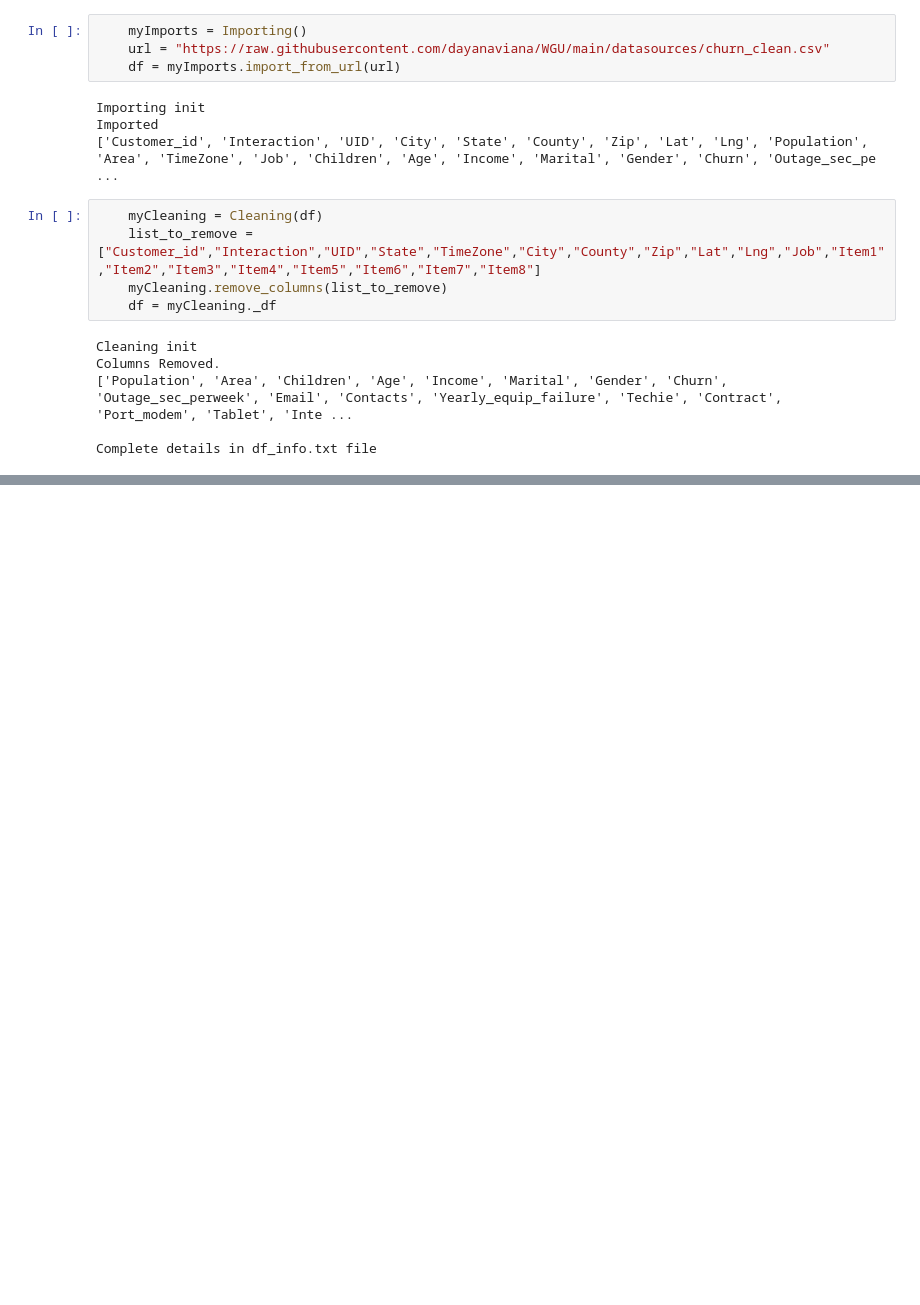
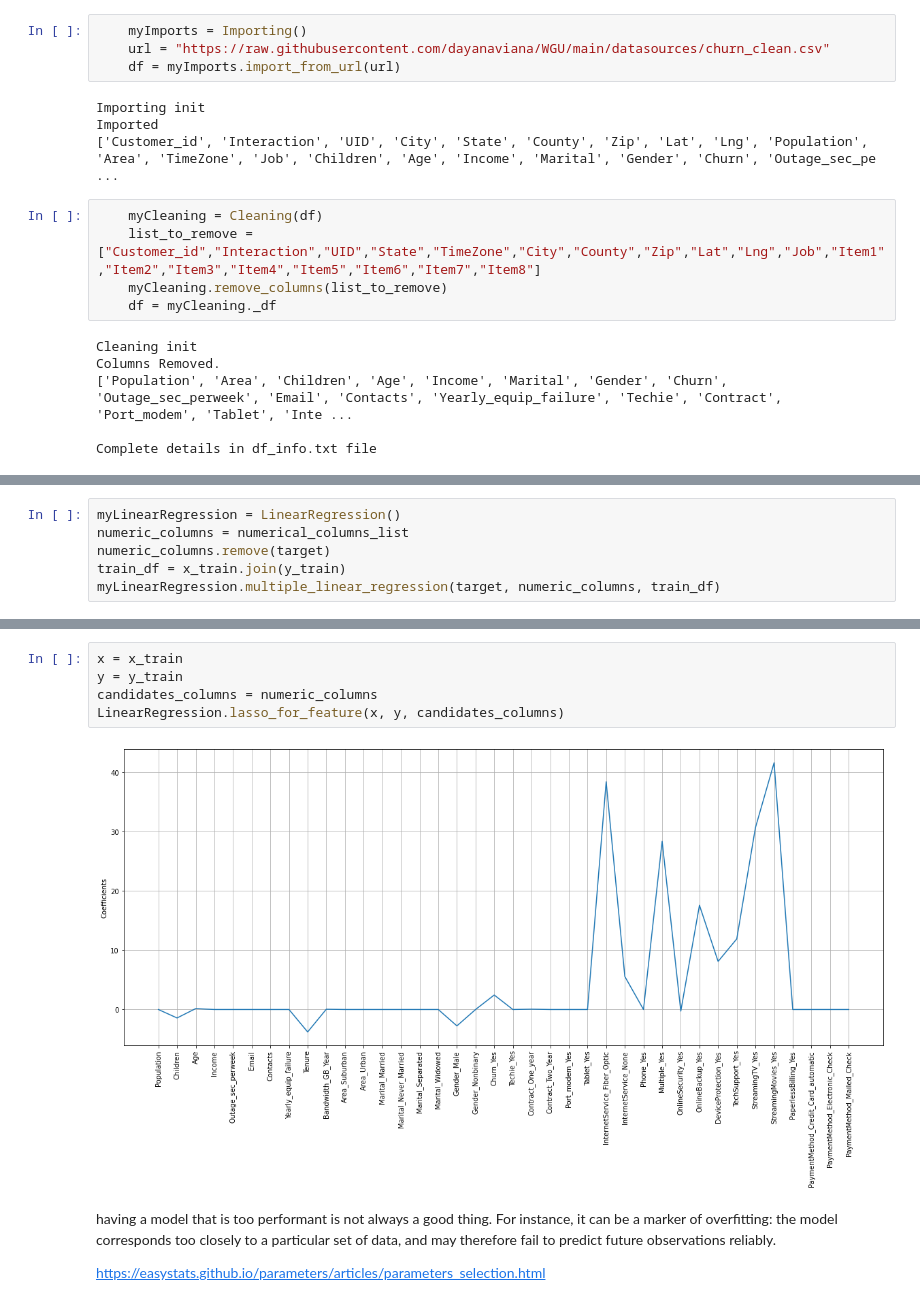
Before and after one commit to dayanaviana/WGU, a Jupyter notebook: DvToolkit/__main__.ipynb, the cells around one changed output, grey strips where cells are left out. Drawn from its saved outputs; the diff is of its cells as text; blank space fills up the shorter version.

Commit message:
Sampling and applying multiple linear regression model

```diff
--- a/DvToolkit/__main__.ipynb
+++ b/DvToolkit/__main__.ipynb
@@ -81,0 +83,6 @@ Sampling init
+# %%
+myLinearRegression = LinearRegression()
+numeric_columns = numerical_columns_list
+numeric_columns.remove(target)
+train_df = x_train.join(y_train)
+myLinearRegression.multiple_linear_regression(target, numeric_columns, train_df)
@@ -81,0 +102,11 @@ Sampling init
+# %%
+x = x_train
+y = y_train
+candidates_columns = numeric_columns
+LinearRegression.lasso_for_feature(x, y, candidates_columns)
+# %% [output]
+[figure, added]
+# %% [markdown]
+having a model that is too performant is not always a good thing. For instance, it can be a marker of overfitting: the model corresponds too closely to a particular set of data, and may therefore fail to predict future observations reliably.
+
+https://easystats.github.io/parameters/articles/parameters_selection.html
```
Also changed, not shown: parts of 5 cells of this notebook, 3 other files.
